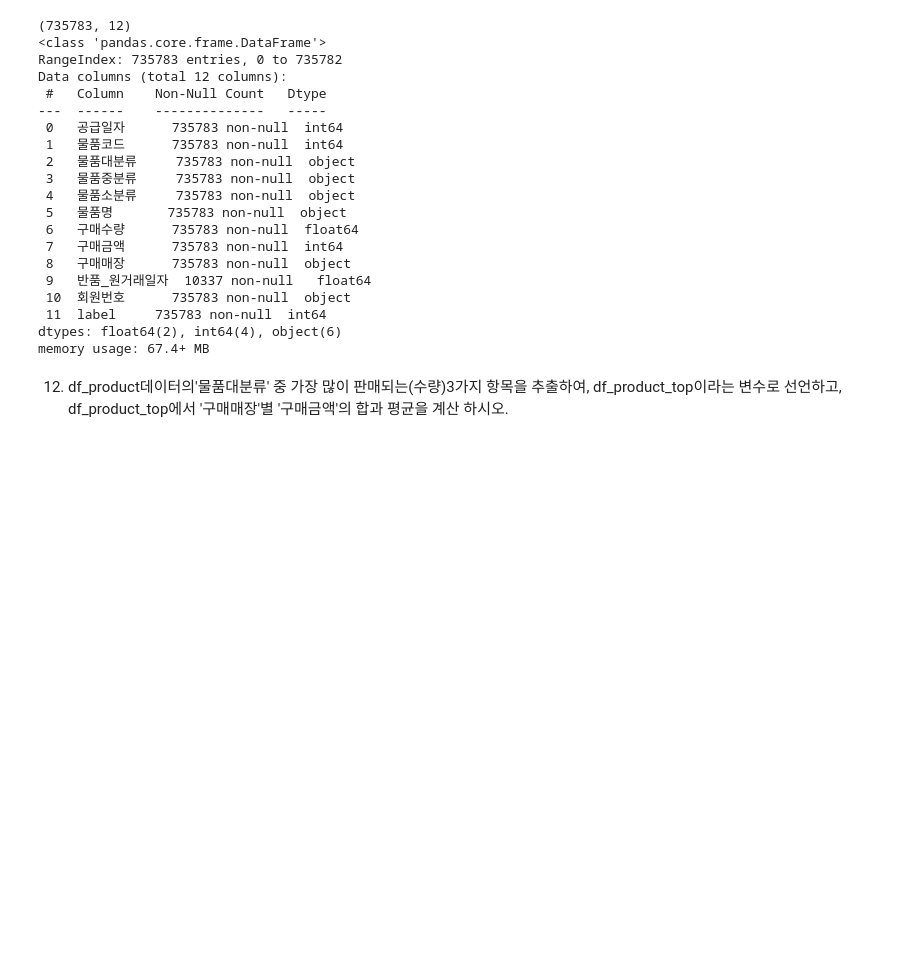
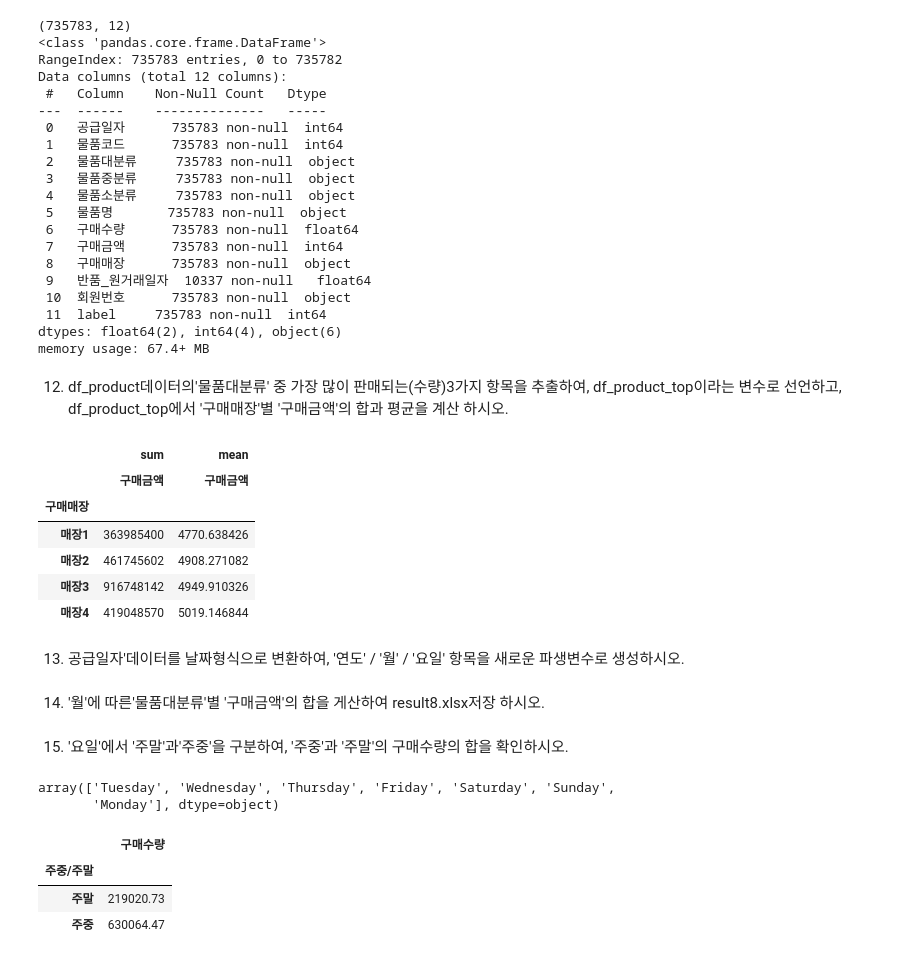
Before and after one commit to Raneeeeee/pandas, a Jupyter notebook: day02.ipynb, the cells around one changed output. Cells and saved outputs as stored; diff of their text form; code cells hidden in the pictures; blank space fills up the shorter version.

```diff
--- a/day02.ipynb
+++ b/day02.ipynb
@@ -205,3 +205,19 @@ dtypes: float64(2), int64(4), object(6)
 memory usage: 67.4+ MB
 # %% [markdown]
 12. df_product데이터의'물품대분류' 중 가장 많이 판매되는(수량)3가지 항목을 추출하여, df_product_top이라는 변수로 선언하고, df_product_top에서 '구매매장'별 '구매금액'의 합과 평균을 계산 하시오.
+# %%
+product_top = df_product['물품대분류'].value_counts().head(3).index
+# %%
+df_product_top = df_product.loc[df_product['물품대분류'].isin(product_top)]
+pv4 = df_product_top.pivot_table(index='구매매장',values='구매금액',aggfunc=['sum','mean'])
+pv4
+# %% [output]
+|  | sum | mean |
+|  | 구매금액 | 구매금액 |
+| 구매매장 |  |  |
+| 매장1 | 363985400 | 4770.638426 |
+| 매장2 | 461745602 | 4908.271082 |
+| 매장3 | 916748142 | 4949.910326 |
+| 매장4 | 419048570 | 5019.146844 |
+# %% [markdown]
+13. 공급일자'데이터를 날짜형식으로 변환하여, '연도' / '월' / '요일' 항목을 새로운 파생변수로 생성하시오.
@@ -207,0 +229,2 @@ memory usage: 67.4+ MB
+# %% [markdown]
+14. '월'에 따른'물품대분류'별 '구매금액'의 합을 게산하여 result8.xlsx저장 하시오.
@@ -207,0 +234,7 @@ memory usage: 67.4+ MB
+# %% [markdown]
+15. '요일'에서 '주말'과'주중'을 구분하여, '주중'과 '주말'의 구매수량의 합을 확인하시오.
+# %%
+df_product['요일'].unique()
+# %% [output]
+array(['Tuesday', 'Wednesday', 'Thursday', 'Friday', 'Saturday', 'Sunday',
+       'Monday'], dtype=object)
@@ -207,0 +247,8 @@ memory usage: 67.4+ MB
+# %%
+pv6 = df_product.pivot_table(index='주중/주말',values='구매수량',aggfunc='sum')
+pv6
+# %% [output]
+|  | 구매수량 |
+| 주중/주말 |  |
+| 주말 | 219020.73 |
+| 주중 | 630064.47 |
```
Also changed, not shown: parts of 3 cells of this notebook, 1 other file.
